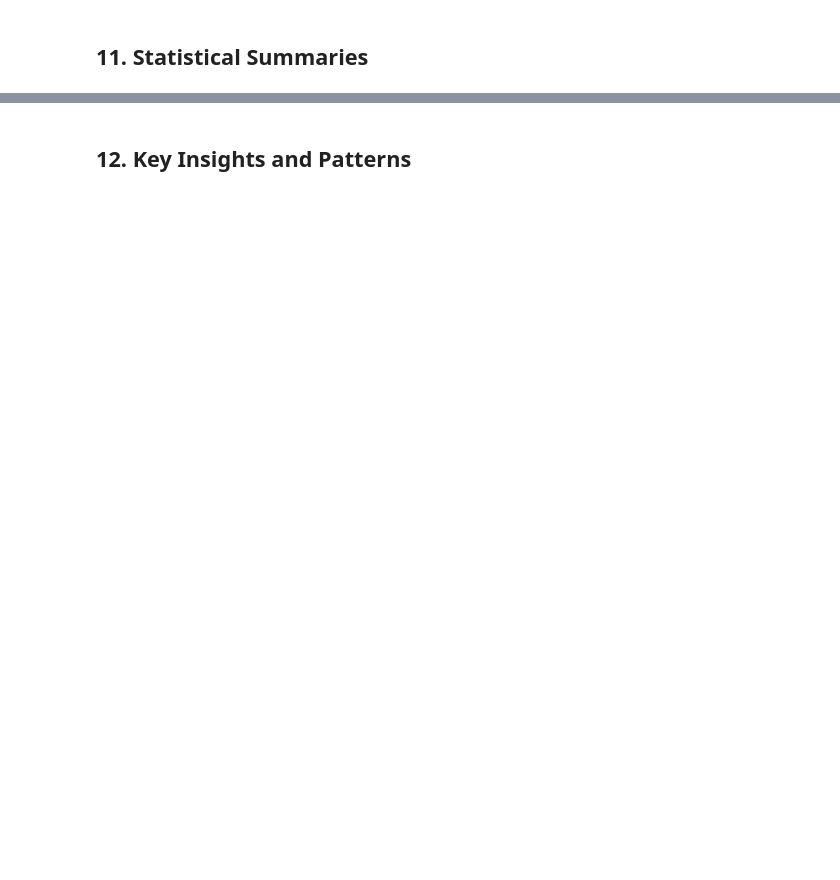
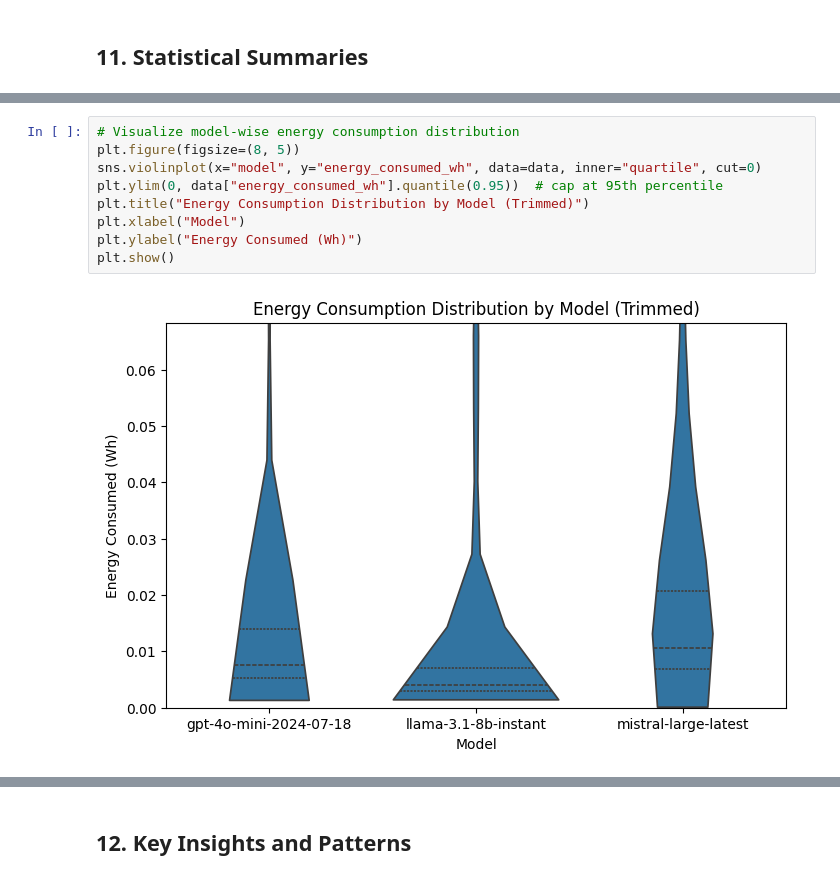
Before and after one commit to evwillow/MeasuringPromptEnergyinLLMs, a Jupyter notebook: 05_exploratory_data_analysis.ipynb, the cells around one changed output, grey strips where cells are left out. Cells and saved outputs as stored; diff of their text form; blank space fills up the shorter version.

```diff
--- a/05_exploratory_data_analysis.ipynb
+++ b/05_exploratory_data_analysis.ipynb
@@ -46,0 +400,11 @@
+# %%
+# Visualize model-wise energy consumption distribution
+plt.figure(figsize=(8, 5))
+sns.violinplot(x="model", y="energy_consumed_wh", data=data, inner="quartile", cut=0)
+plt.ylim(0, data["energy_consumed_wh"].quantile(0.95))  # cap at 95th percentile
+plt.title("Energy Consumption Distribution by Model (Trimmed)")
+plt.xlabel("Model")
+plt.ylabel("Energy Consumed (Wh)")
+plt.show()
+# %% [output]
+[figure, added]
```
Also changed, not shown: parts of 46 cells of this notebook, 3 other files.
